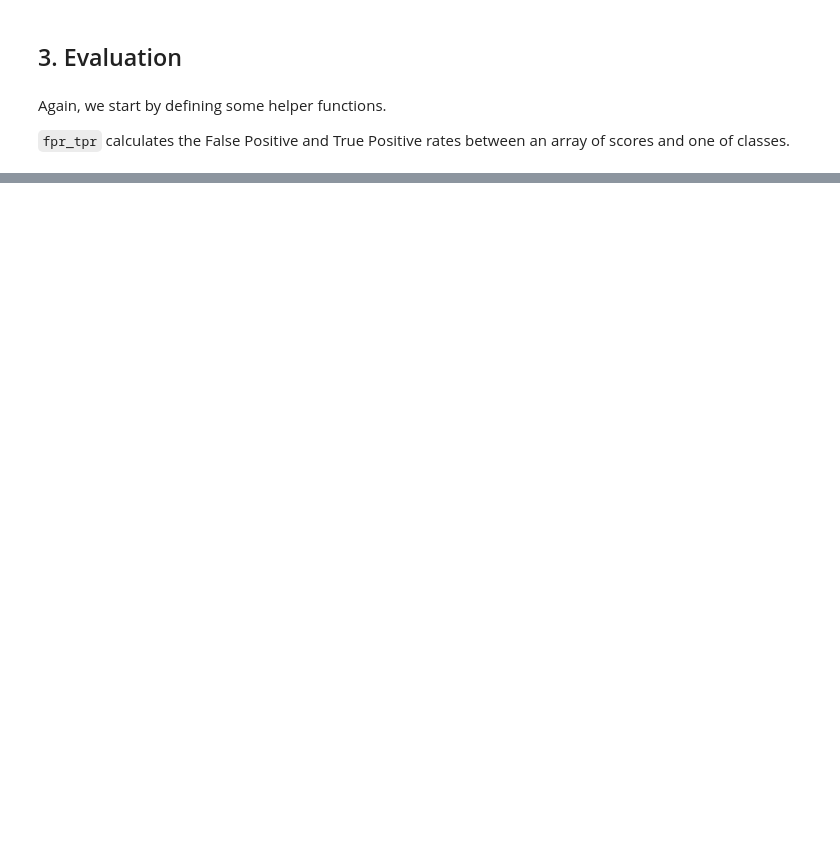
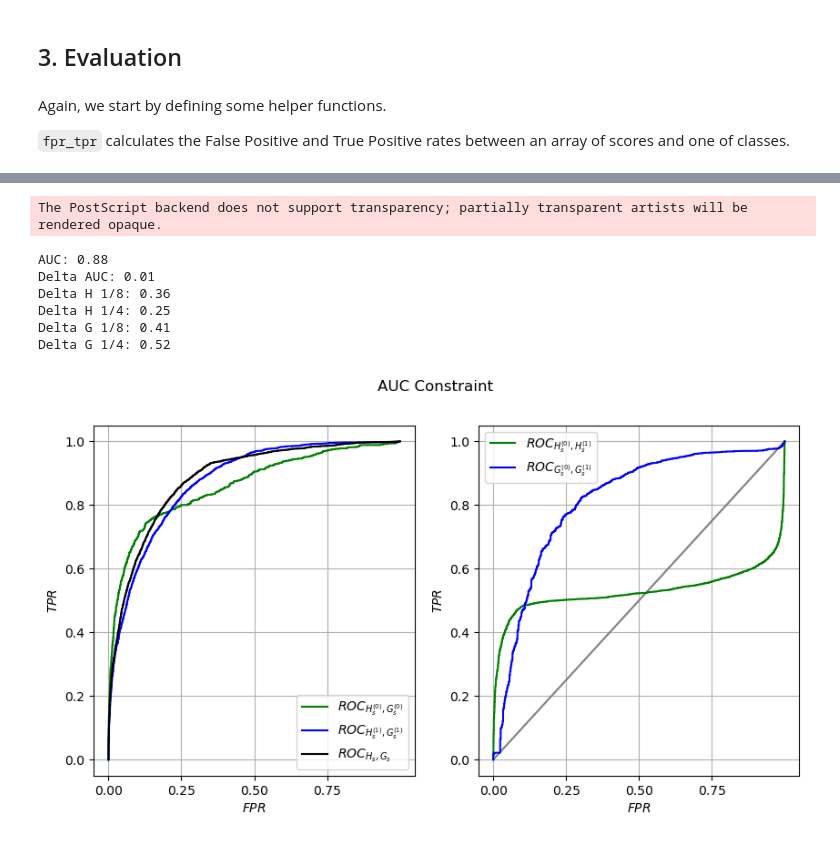
Before and after one commit to alexandremr01/roc-fairness-constraints, a Jupyter notebook: roc_fairness.ipynb, the cells around one changed output, grey strips where cells are left out. Saved outputs shown, nothing was run; the diff lists cells and outputs as text; code cells hidden in the pictures; blank space fills up the shorter version.

```diff
--- a/roc_fairness.ipynb
+++ b/roc_fairness.ipynb
@@ -554,0 +549,11 @@ The AUC Constraint is able to reduce the AUC violation to a negligible value, bu
+# %%
+evaluate(model_auc, 'AUC Constraint', save=save_figures)
+# %% [output]
+The PostScript backend does not support transparency; partially transparent artists will be rendered opaque.
+AUC: 0.88
+Delta AUC: 0.01
+Delta H 1/8: 0.36
+Delta H 1/4: 0.25
+Delta G 1/8: 0.41
+Delta G 1/4: 0.52
+[figure, added]
```
Also changed, not shown: parts of 49 cells of this notebook.
